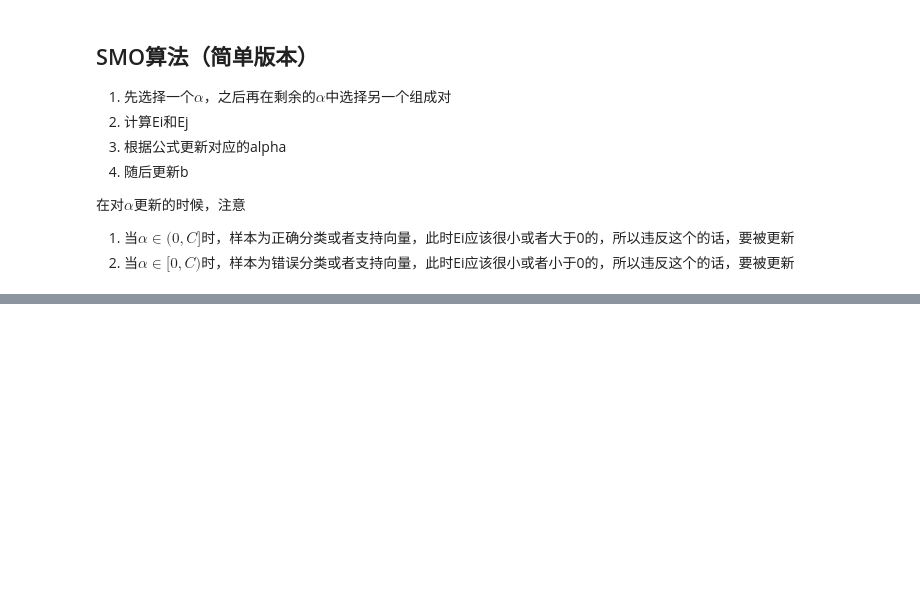
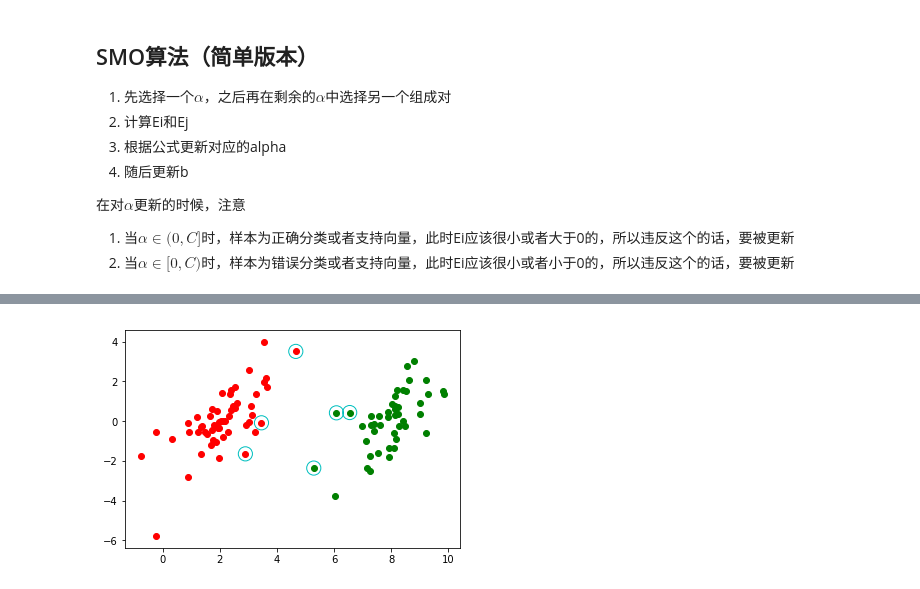
Before and after one commit to wuRDmemory/MachineLearningOnlyPython, a Jupyter notebook: SVM/SVM.ipynb, the cells around one changed output, grey strips where cells are left out. Saved outputs shown, nothing was run; the diff lists cells and outputs as text; code cells hidden in the pictures; blank space fills up the shorter version.

```diff
--- a/SVM/SVM.ipynb
+++ b/SVM/SVM.ipynb
@@ -132,0 +165,2 @@ def SMO_simple(dataset, labels, C, toler, max_iter):
+# %%
+alpha, b = SMO_simple(data, labels, 0.6, 0.01, 10)
@@ -132,0 +202,22 @@ def SMO_simple(dataset, labels, C, toler, max_iter):
+# %%
+'''
+draw support vector
+parameter:
+    data: all dataset
+    labels: all labels
+    alpha: SMO's output
+    C: loosen parameter
+'''
+def draw_support_vector(data, labels, alpha, C):
+    pos_data = data[labels==1, :]
+    neg_data = data[labels==-1, :]
+
+    plt.scatter(pos_data[:,0], pos_data[:,1], color='g')
+    plt.scatter(neg_data[:,0], neg_data[:,1], color='r')
+
+    supports = np.nonzero((alpha>0) * (alpha<C))[0]
+    plt.scatter(data[supports, 0], data[supports, 1], color='', edgecolors='c', marker='o', s=200)
+
+draw_support_vector(data, labels, alpha, 0.6)
+# %% [output]
+[figure, added]
```
Also changed, not shown: parts of 4 cells of this notebook.
